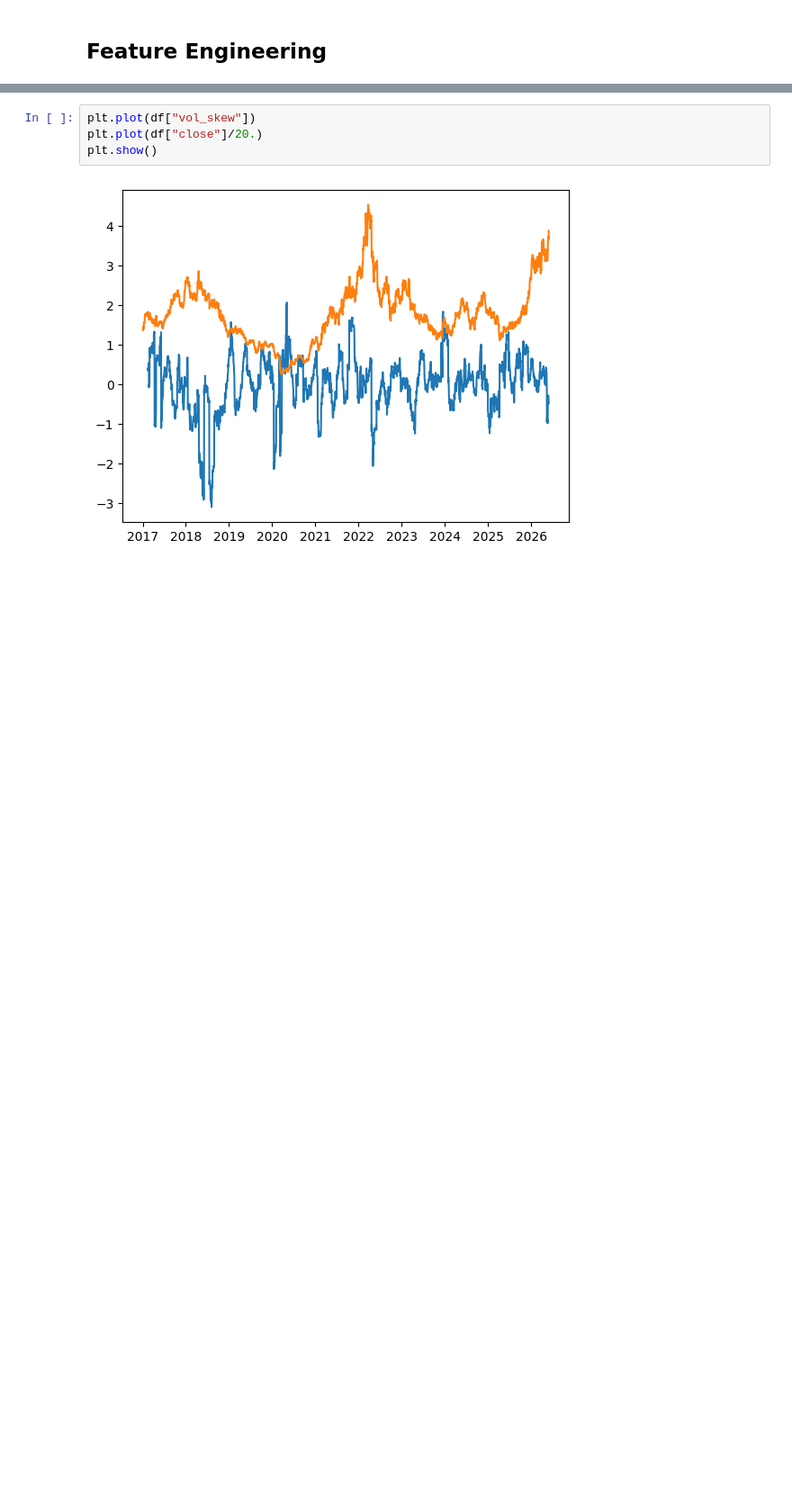
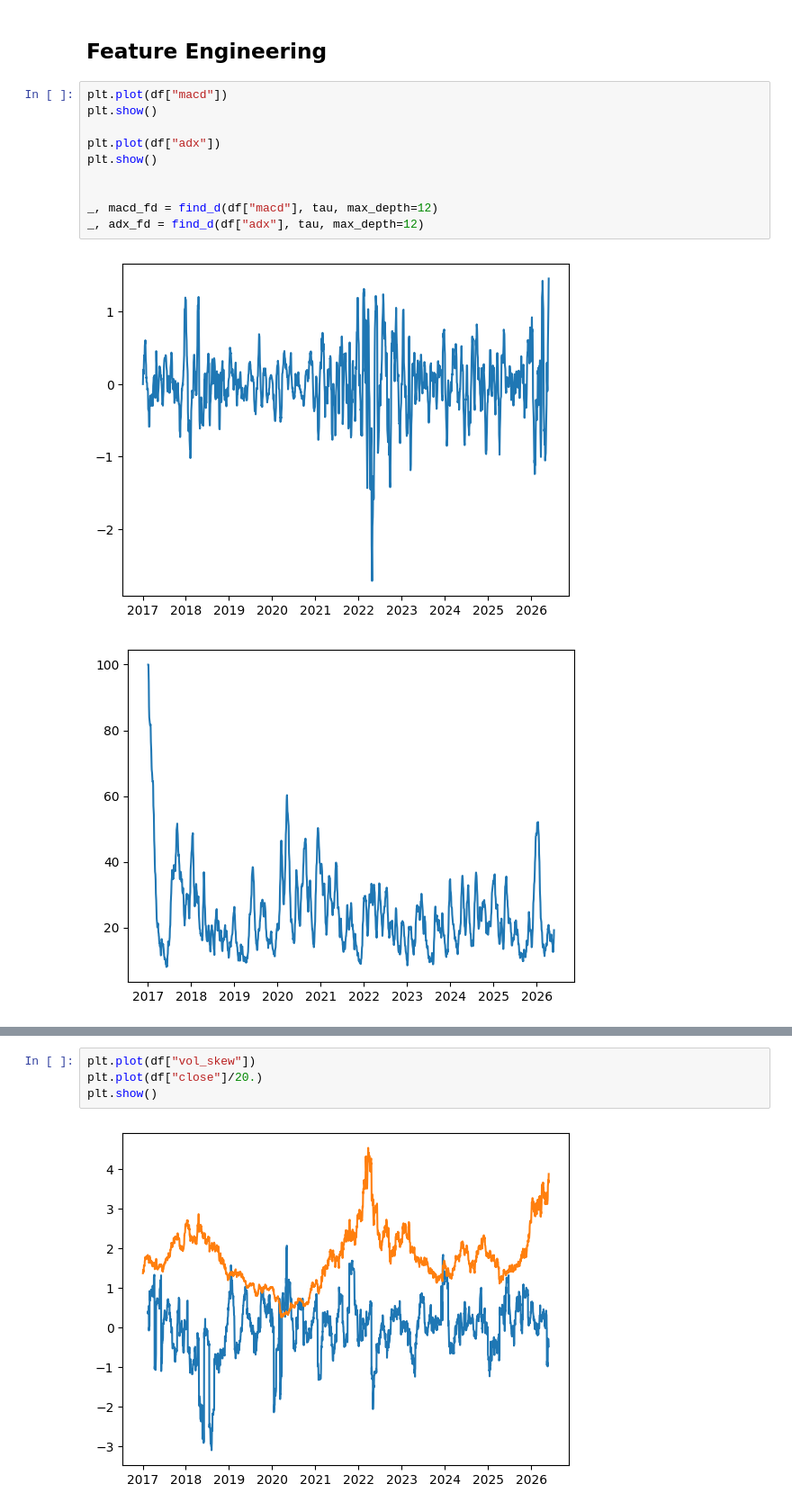
Before and after one commit to asderman43/finance, a Jupyter notebook: notebooks/005_regimes_v2.ipynb, the cells around one changed output, grey strips where cells are left out. Shown at 90% size. Cells and saved outputs as stored; diff of their text form; blank space fills up the shorter version.

```diff
--- a/notebooks/005_regimes_v2.ipynb
+++ b/notebooks/005_regimes_v2.ipynb
@@ -84,5 +96,18 @@ frac_diff autocorr(20): 0.727
 # %% [markdown]
 ## Feature Engineering
+# %%
+plt.plot(df["macd"])
+plt.show()
+
+plt.plot(df["adx"])
+plt.show()
+
+
+_, macd_fd = find_d(df["macd"], tau, max_depth=12)
+_, adx_fd = find_d(df["adx"], tau, max_depth=12)
+# %% [output]
+[figure, added]
+[figure, added]
 # %%
 from sklearn.preprocessing import StandardScaler
 
```
Also changed, not shown: parts of 10 cells of this notebook, 1 other file.
